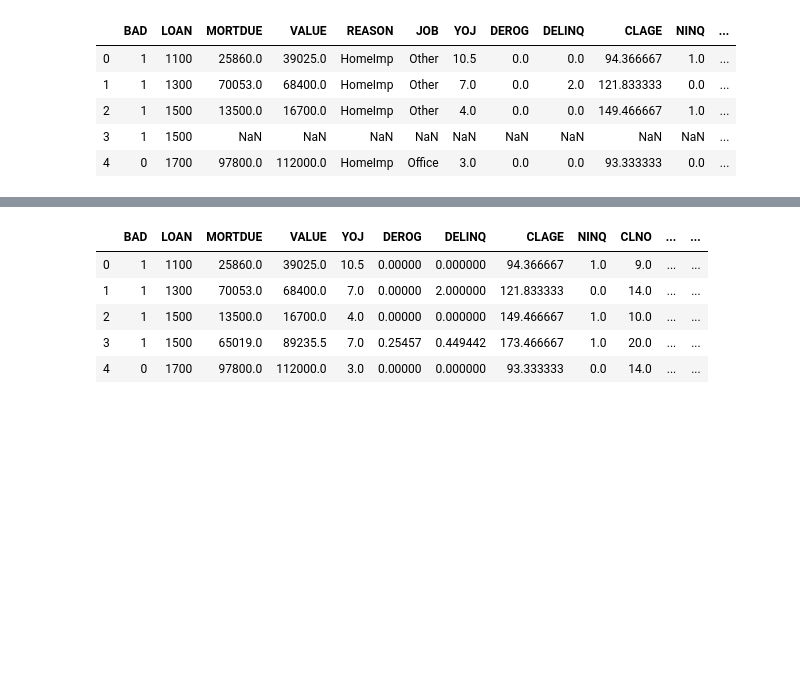
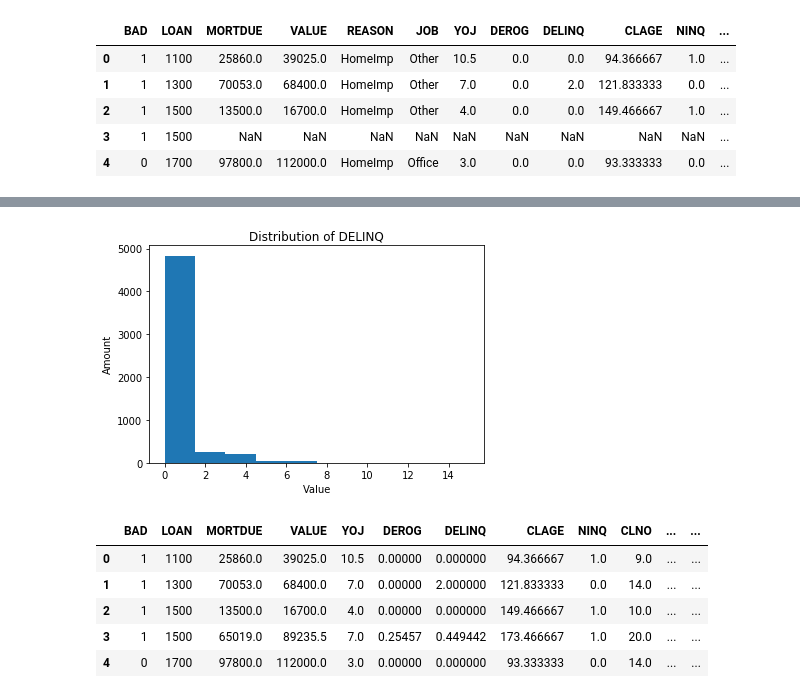
Before and after one commit to AbdullahKeteldijk/credit_default_kaggle, a Jupyter notebook: notebooks/01_basic_model.ipynb, the cells around one changed output, grey strips where cells are left out. Cells and saved outputs as stored; diff of their text form; code cells hidden in the pictures; blank space fills up the shorter version.

```diff
--- a/notebooks/01_basic_model.ipynb
+++ b/notebooks/01_basic_model.ipynb
@@ -65,3 +66,12 @@ dtype: int64
+# %%
+import matplotlib.pyplot as plt
+
+ax = df.DELINQ.plot.hist()
+ax.set_xlabel('Value')
+ax.set_ylabel('Amount')
+plt.title('Distribution of DELINQ');
+# %% [output]
+[figure, added]
 # %%
 def fill_na_model(df, target):
 
```
Also changed, not shown: parts of 7 cells of this notebook, 21 other files.
